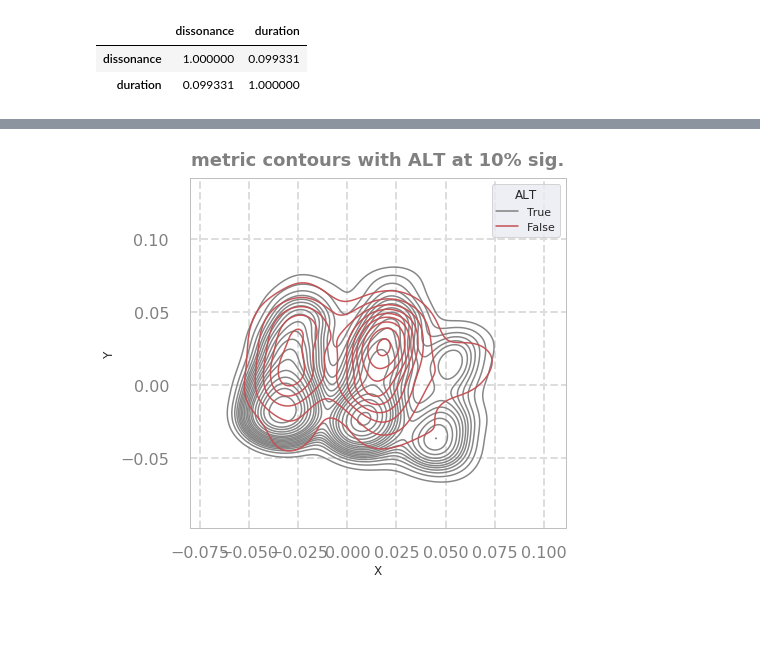
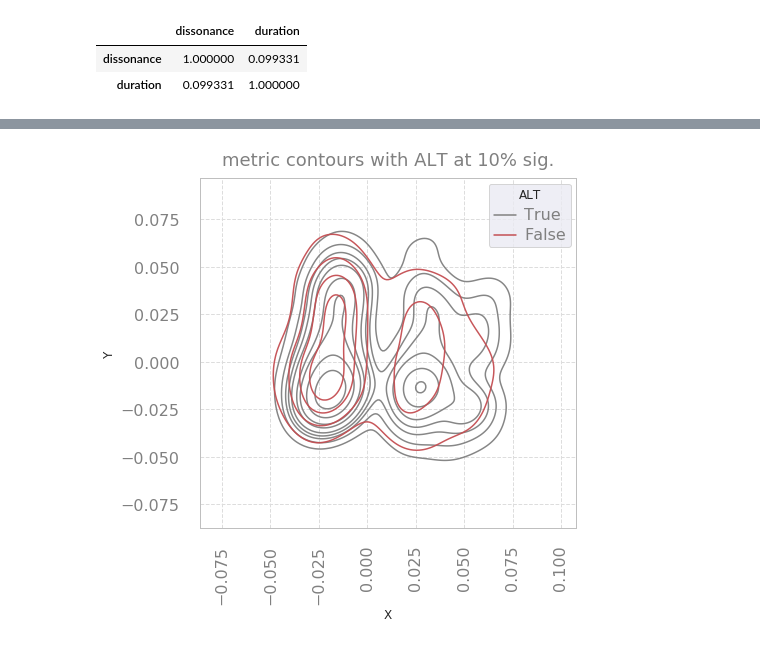
Before and after one commit to zeroknowledgediscovery/zcad, a Jupyter notebook: qanalysis/surveyNet001-bondcourt.ipynb, the cells around one changed output, grey strips where cells are left out. Saved outputs shown, nothing was run; the diff lists cells and outputs as text; code cells hidden in the pictures; blank space fills up the shorter version.

```diff
--- a/qanalysis/surveyNet001-bondcourt.ipynb
+++ b/qanalysis/surveyNet001-bondcourt.ipynb
@@ -399,7 +469,7 @@ DS.RND.plot.kde(ax=ax,bw_method=.5)
 ax.set_xlim(0,1)
 
 
-ax.set_title('Dissonance Distribution',fontsize=18,fontweight='bold',y=1.02,color='.5')
+ax.set_title('Dissonance Distribution',fontsize=18,y=1.02,color='.5')
 plt.setp(ax.get_xticklabels(), fontsize=16,y=-.02)
 plt.setp(ax.get_yticklabels(), fontsize=16)
 ax.set_facecolor((1.0, 0.47, 0.42,0))
@@ -415,7 +485,10 @@ ax.tick_params(axis='y', colors='.5',pad=15)  #setting up Y-axis tick color to b
 #plt.gca().set_xlim(-.1,.4)
 ax.set_ylabel('density',fontsize=16,color='.5')
 ax.set_xlabel('mean dissonance (avg. over samples)',fontsize=16,color='.5')
-ax.legend(fontsize=16)
+legend=ax.legend(fontsize=16)
+for text in legend.get_texts():
+    text.set_color(".5")
+    text.set_fontsize(16)
 
 plt.savefig(PREF+'dissonance_dist'+'.png',dpi=600,bbox_inches='tight',transparent=True)
 # %% [output]
@@ -706,7 +795,7 @@ plt.savefig(OUTPUTDIR+'durvsdiss'+'.png',dpi=600,bbox_inches='tight',transparent
 # %%
 # Q-correction via Q-sampling
 # %%
-Nsteps=20
+Nsteps=40
 Xc=[]
 for s in X:
     Xc=np.append(Xc,qsample(s,qnet,Nsteps,nullbp))
@@ -757,13 +830,13 @@ DS=DS.join(DSTD,rsuffix='_std').dropna()
 #DS=DS.assign(delta=DS.SA-DS.JAIL)
 
 
-ax=DS.CCHHS.plot.kde(bw_method=.5)
+ax=DS.CCHHS.plot.kde(bw_method=.35)
 #DS.JAIL.plot.kde(ax=ax,bw_method=.2)
 DS.CORR.plot.kde(ax=ax,bw_method=.5)
 ax.set_xlim(0,1)
 
 
-ax.set_title('Q-corrected Dissonance Distribution',fontsize=18,fontweight='bold',y=1.02,color='.5')
+ax.set_title('Q-corrected Dissonance Distribution',fontsize=18,y=1.02,color='.5')
 plt.setp(ax.get_xticklabels(), fontsize=16,y=-.02)
 plt.setp(ax.get_yticklabels(), fontsize=16)
 ax.set_facecolor((1.0, 0.47, 0.42,0))
@@ -779,7 +852,12 @@ ax.tick_params(axis='y', colors='.5',pad=15)  #setting up Y-axis tick color to b
 #plt.gca().set_xlim(-.1,.4)
 ax.set_ylabel('density',fontsize=16,color='.5')
 ax.set_xlabel('mean dissonance (avg. over samples)',fontsize=16,color='.5')
-ax.legend(['CCHHS','Q-corrected'],fontsize=16)
+legend=ax.legend(['CCHHS','Q-corrected'],fontsize=16)
 
-plt.savefig(PREF+'dissonance_distC'+'.png',dpi=600,bbox_inches='tight',transparent=True)
+for text in legend.get_texts():
+    text.set_color(".5")
+    text.set_fontsize(16)
+
+
+plt.savefig(PREF+'dissonance_distC30'+'.png',dpi=600,bbox_inches='tight',transparent=True)
 # %% [output]
@@ -828,35 +962,36 @@ sns.scatterplot(x=efc[:,0],y=efc[:,1]);
 # %%
 plt.style.use('fivethirtyeight')
 fig=plt.figure(figsize=[6,6])
 sns.set()
 
 ax=plt.gca()
 
 pf=pd.DataFrame(efc,columns=['X','Y']).assign(ido=cf.mdiss)
 pf['ALT']=(pf.ido>threshold_p1)
 pf['ALT']=[varname(x) for x in pf['ALT']]
-ax=sns.kdeplot(x='X',y='Y',fill=False,data=pf,alpha=.95,lw=2,levels=20,thresh=.05,hue='ALT',palette=['.5','r'],fontsize=16)
-
-ax.set_title('metric contours with ALT at 10% sig.',fontsize=18,fontweight='bold',y=1.02,color='.5')
-plt.setp(ax.get_xticklabels(), fontsize=16,y=-.02)
+ax=sns.kdeplot(ax=ax,x='X',y='Y',fill=False,data=pf,alpha=.95,lw=4,levels=10,thresh=.05,hue='ALT',palette=['.5','r'],fontsize=16)
+legend = ax.get_legend()
+ax.set_title('metric contours with ALT at 10% sig.',fontsize=18,y=1.02,color='.5')
+plt.setp(ax.get_xticklabels(), fontsize=16,y=-.02,rotation=90)
 plt.setp(ax.get_yticklabels(), fontsize=16)
-#plt.setp(ax2.get_yticklabels(), fontsize=16)
-#plt.gca().set_xlabel('% reduction in error', fontsize=16,color='.5')
 ax.set_facecolor((1.0, 0.47, 0.42,0))
 fig.set_facecolor((1,0,1,0))
 ax.spines['bottom'].set_color('.75')
 ax.spines['top'].set_color('.75')
 ax.spines['right'].set_color('.75')
 ax.spines['left'].set_color('.75')
-##ax.set_xlim(-100,100);
-ax.grid(color='#dddddd', linestyle='--', linewidth=2)
+ax.grid(color='#dddddd', linestyle='--', linewidth=1)
 plt.setp(ax.spines.values(), linewidth=1)
 ax.tick_params(axis='x', colors='.5')    #setting up X-axis tick color to red
 ax.tick_params(axis='y', colors='.5',pad=15)  #setting up Y-axis tick color to black
-#ax.set_ylabel('density',fontsize=16,color='.5',labelpad=10)
-#ax.legend(fontsize=16)
+#ax.set_xlim(-0.07,0.09)
+#ax.set_ylim(-0.07,0.09)
 
+for text in legend.get_texts():
+    text.set_color(".5")
+    text.set_fontsize(16)
 
-plt.savefig(OUTPUTDIR+'dxcontour_diss_p10_corr'+'.png',dpi=600,bbox_inches='tight',transparent=True)
+plt.savefig(OUTPUTDIR+'dxcontour_diss_p10_corr'+'.png',
+            dpi=600,bbox_inches='tight',transparent=True)
 # %% [output]
-[figure, old version]
+[figure, new version]
```
Also changed, not shown: parts of 35 cells of this notebook, 20 other files.
